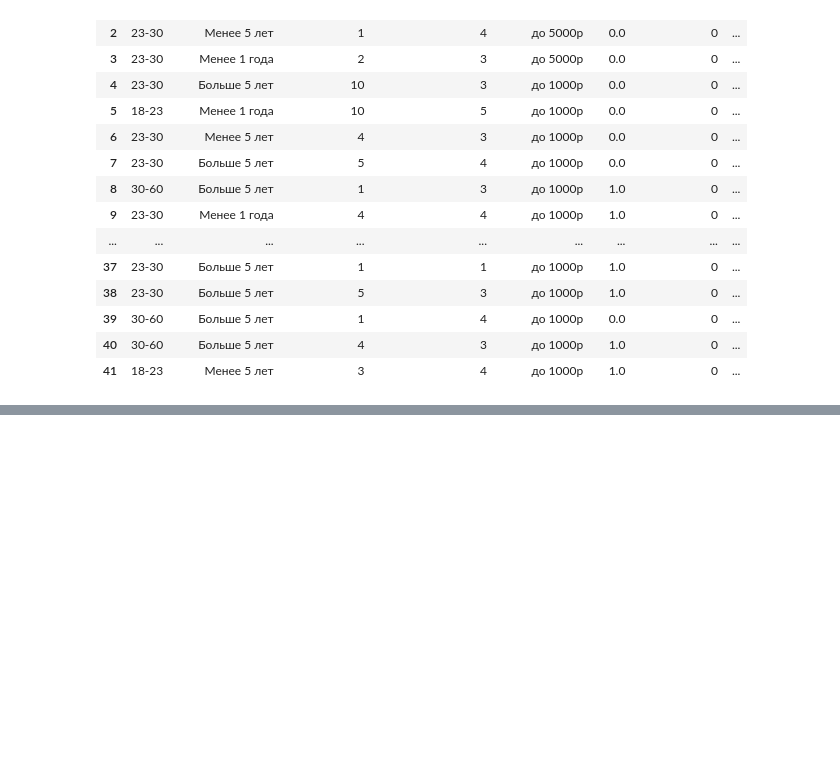
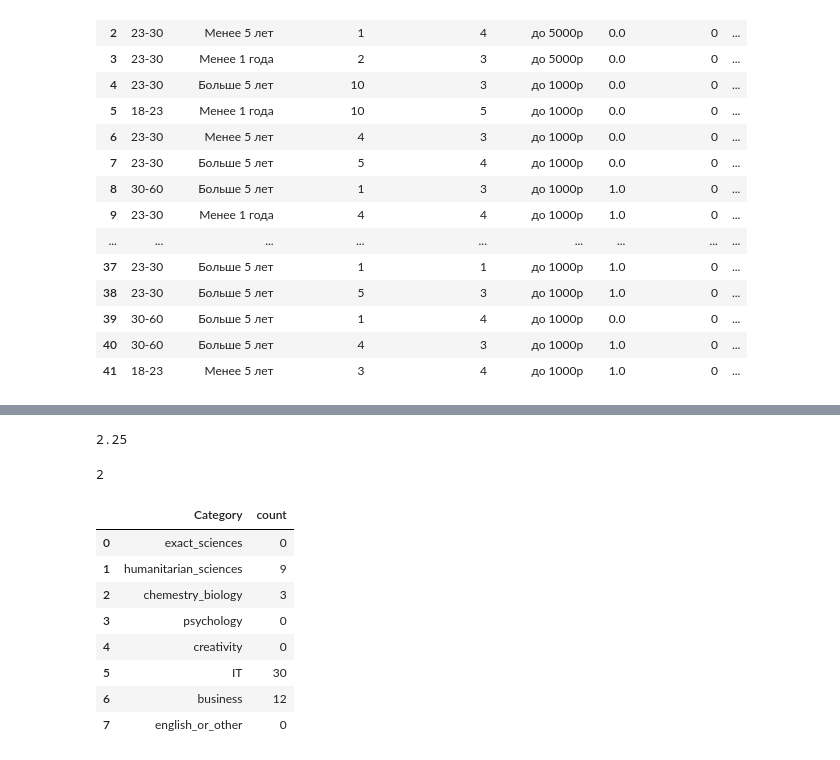
Before and after one commit to elijahmylcev/analysis_GS, a Jupyter notebook: Analysis.ipynb, the cells around one changed output, grey strips where cells are left out. Saved outputs shown, nothing was run; the diff lists cells and outputs as text; code cells hidden in the pictures; blank space fills up the shorter version.

Commit message:
update count list category

```diff
--- a/Analysis.ipynb
+++ b/Analysis.ipynb
@@ -80,0 +104,4 @@ data
+# %%
+for el in data.columns.values:
+    item = data[el].unique().tolist()
+    print(el, item)
@@ -80,0 +133,35 @@ data
+# %%
+# Они оценивают существующие сервисы в среднем на
+med_grade = data_max_money['grade_exist_services'].to_list()
+med_grade_sum = sum(med_grade)/len(med_grade)
+med_grade_sum
+# %% [output]
+2.25
+# %%
+# Их интересы
+data_max_money['humanitarian_sciences'].sum()
+# %% [output]
+2
+# %%
+def sum_category(df, list_columns):
+    result = []
+    for el in list_columns:
+        result.append(df[el].sum())
+    result_df = pd.DataFrame(
+        list(zip(list_columns, result)),
+        columns =['Category', 'count']
+    )
+    return result_df
+
+count_categories_df = sum_category(data, re_columns_names[6:])
+count_categories_df
+# %% [output]
+|  | Category | count |
+| 0 | exact_sciences | 0 |
+| 1 | humanitarian_sciences | 9 |
+| 2 | chemestry_biology | 3 |
+| 3 | psychology | 0 |
+| 4 | creativity | 0 |
+| 5 | IT | 30 |
+| 6 | business | 12 |
+| 7 | english_or_other | 0 |
```
Also changed, not shown: parts of 4 cells of this notebook.
